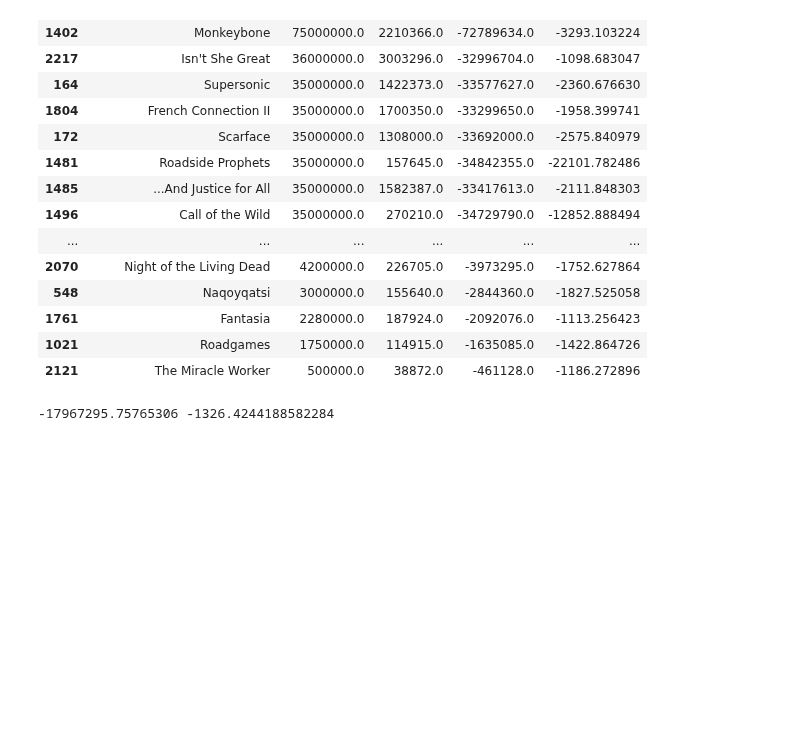
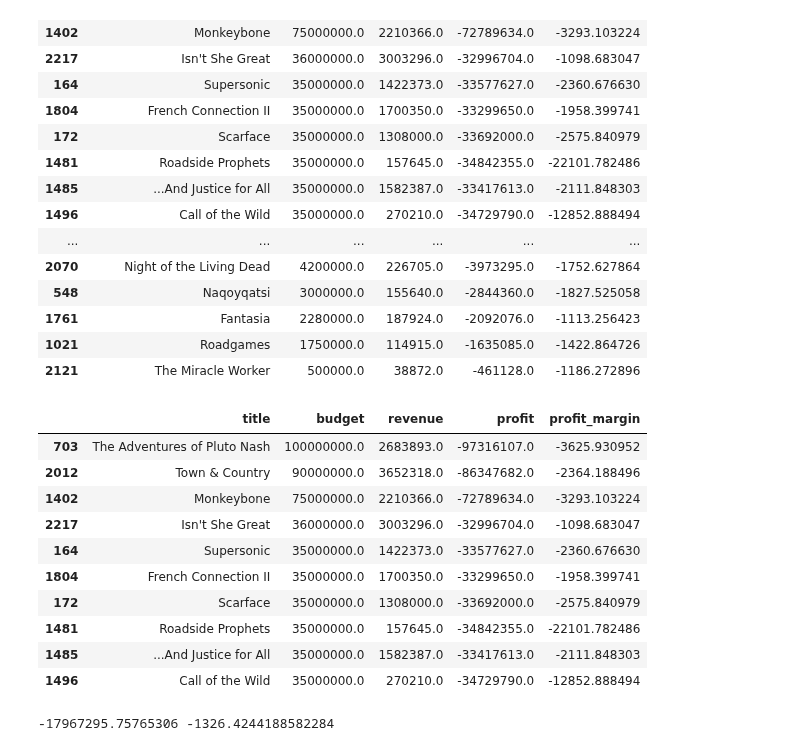
Before and after one commit to NickD-Dean/Springboard, a Jupyter notebook: Capstone Project 2/Code/Scratch notebook for capstone visualizations & statistics.ipynb, the cells around one changed output. Saved outputs shown, nothing was run; the diff lists cells and outputs as text; code cells hidden in the pictures; blank space fills up the shorter version.

```diff
--- a/Capstone Project 2/Code/Scratch notebook for capstone visualizations & statistics.ipynb
+++ b/Capstone Project 2/Code/Scratch notebook for capstone visualizations & statistics.ipynb
@@ -71,7 +71,19 @@ profit[profit['profit_margin']<(-1000)].sort_values(by='budget', ascending=False
 | 2121 | The Miracle Worker | 500000.0 | 38872.0 | -461128.0 | -1186.272896 |
 # %%
 worst_loss = profit[profit['profit_margin']<(-1000)].sort_values(by='budget', ascending=False)
-print(worst)
+worst_loss.head(10)
+# %% [output]
+|  | title | budget | revenue | profit | profit_margin |
+| 703 | The Adventures of Pluto Nash | 100000000.0 | 2683893.0 | -97316107.0 | -3625.930952 |
+| 2012 | Town & Country | 90000000.0 | 3652318.0 | -86347682.0 | -2364.188496 |
+| 1402 | Monkeybone | 75000000.0 | 2210366.0 | -72789634.0 | -3293.103224 |
+| 2217 | Isn't She Great | 36000000.0 | 3003296.0 | -32996704.0 | -1098.683047 |
+| 164 | Supersonic | 35000000.0 | 1422373.0 | -33577627.0 | -2360.676630 |
+| 1804 | French Connection II | 35000000.0 | 1700350.0 | -33299650.0 | -1958.399741 |
+| 172 | Scarface | 35000000.0 | 1308000.0 | -33692000.0 | -2575.840979 |
+| 1481 | Roadside Prophets | 35000000.0 | 157645.0 | -34842355.0 | -22101.782486 |
+| 1485 | ...And Justice for All | 35000000.0 | 1582387.0 | -33417613.0 | -2111.848303 |
+| 1496 | Call of the Wild | 35000000.0 | 270210.0 | -34729790.0 | -12852.888494 |
 # %%
 mean_loss = profit['profit'][profit['profit']<0].mean()
 mean_margin_loss = profit['profit_margin'][profit['profit']<0].mean()
```
